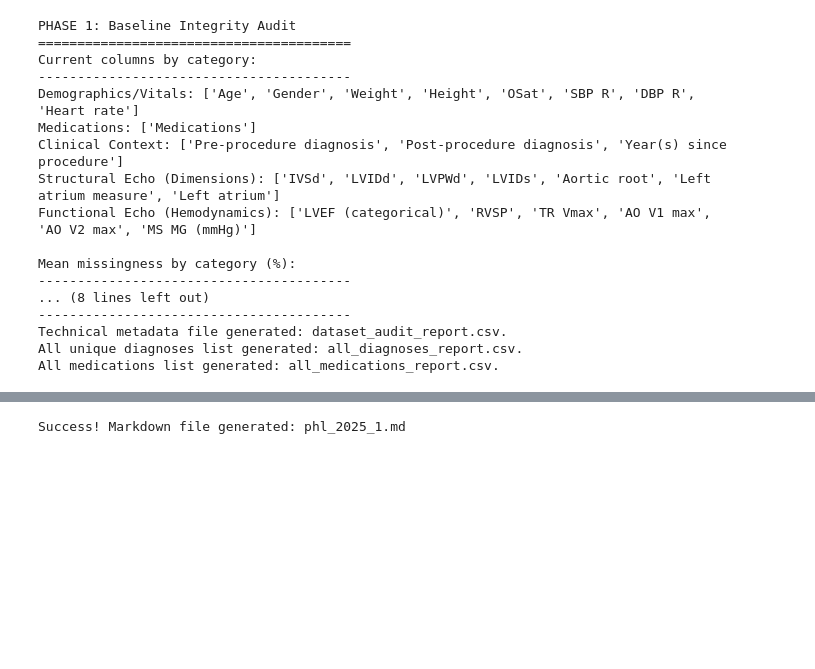
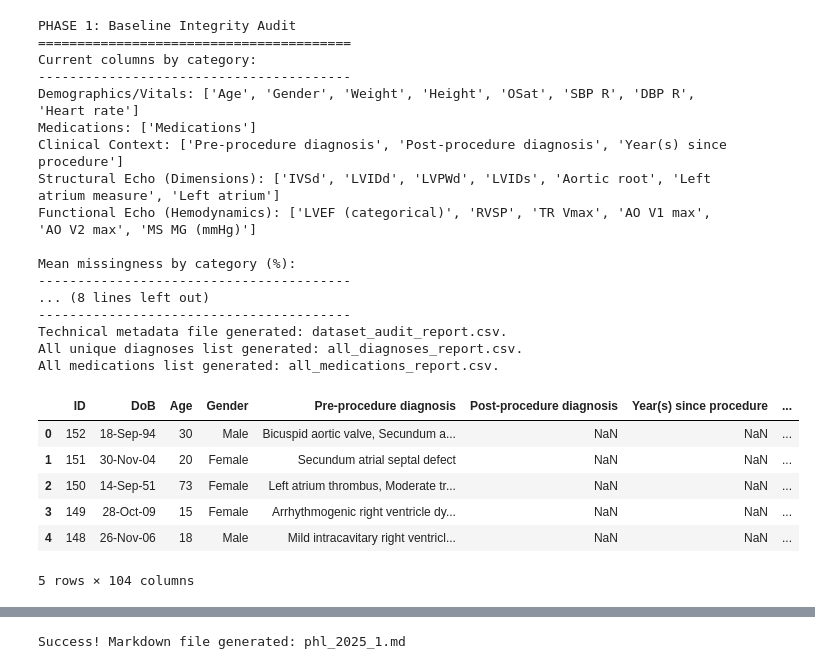
Before and after one commit to enrodri/phl_2025, a Jupyter notebook: phl_2025_1.ipynb, the cells around one changed output, grey strips where cells are left out. Cells and saved outputs as stored; diff of their text form; code cells hidden in the pictures; blank space fills up the shorter version.

```diff
--- a/phl_2025_1.ipynb
+++ b/phl_2025_1.ipynb
@@ -119,9 +119,6 @@ class ClinicalConfig:
             "PH": {"Parameters": ['RVSP', 'TR Vmax'], "Severity_Cols": ['Sev_PH']}
         }
 
-        self.echo_vars = ['MS MG (mmHg)', 'AO V2 max', 'RVSP', 'Left atrium', 'LVIDd', 'LVEF (categorical)']
-        self.echo_missing = ['MS MG (mmHg)', 'AO V2 max', 'RVSP', 'LVIDd']
-
         # 6. Statistical Baselines & Sanity Checks
         self.normal_variables = {
             'MS MG (mmHg)': (1.5, 0.5),
@@ -130,9 +127,6 @@ class ClinicalConfig:
             'LVIDd': (4.6, 0.4)
         }
 
-        # # Biological Sanity Checks (Clamping Limits)
-        # self.sanity_checks = {
-        #     'RVSP': (0.0, 200.0),       # Pulmonary pressure shouldn't exceed 200
-        #     'LVIDd': (10.0, 100.0),     # LV diameter in mm
-        #     'MS MG (mmHg)': (0.0, 60.0) # Mean gradient
-        # }
+        self.echo_vars = ['MS MG (mmHg)', 'AO V2 max', 'RVSP', 'Left atrium', 'LVIDd', 'LVEF (categorical)']
+        self.echo_missing = ['MS MG (mmHg)', 'AO V2 max', 'RVSP', 'LVIDd']
+        self.clinical_markers = ['Mixed_Mitral', 'Mixed_Aortic', 'Multi_Valve', 'PH_Significant', 'AFib_Present']
@@ -724,23 +823,31 @@ df = pd.read_csv('phl_2025.csv')
 # %%
+# PHASE 1: Baseline Integrity Audit
+# ==========================================
 print(f"PHASE 1: Baseline Integrity Audit\n{'='*40}")
-# Create the auditor object independently
-auditor = Auditor(df, config)
 audit_report = auditor.report()
+extractor.transform().head(5)
 # %% [output]
 PHASE 1: Baseline Integrity Audit
 ========================================
 Current columns by category:
 ----------------------------------------
 Demographics/Vitals: ['Age', 'Gender', 'Weight', 'Height', 'OSat', 'SBP R', 'DBP R', 'Heart rate']
 Medications: ['Medications']
 Clinical Context: ['Pre-procedure diagnosis', 'Post-procedure diagnosis', 'Year(s) since procedure']
 Structural Echo (Dimensions): ['IVSd', 'LVIDd', 'LVPWd', 'LVIDs', 'Aortic root', 'Left atrium measure', 'Left atrium']
 Functional Echo (Hemodynamics): ['LVEF (categorical)', 'RVSP', 'TR Vmax', 'AO V1 max', 'AO V2 max', 'MS MG (mmHg)']
 
 Mean missingness by category (%):
 ----------------------------------------
 ... (8 lines left out)
 ----------------------------------------
 Technical metadata file generated: dataset_audit_report.csv.
 All unique diagnoses list generated: all_diagnoses_report.csv.
 All medications list generated: all_medications_report.csv.
+|  | ID | DoB | Age | Gender | Pre-procedure diagnosis | Post-procedure diagnosis | Year(s) since procedure | ... |
+| 0 | 152 | 18-Sep-94 | 30 | Male | Bicuspid aortic valve, Secundum a... | NaN | NaN | ... |
+| 1 | 151 | 30-Nov-04 | 20 | Female | Secundum atrial septal defect | NaN | NaN | ... |
+| 2 | 150 | 14-Sep-51 | 73 | Female | Left atrium thrombus, Moderate tr... | NaN | NaN | ... |
+| 3 | 149 | 28-Oct-09 | 15 | Female | Arrhythmogenic right ventricle dy... | NaN | NaN | ... |
+| 4 | 148 | 26-Nov-06 | 18 | Male | Mild intracavitary right ventricl... | NaN | NaN | ... |
+5 rows × 104 columns
```
Also changed, not shown: parts of 11 cells of this notebook, 16 other files.
